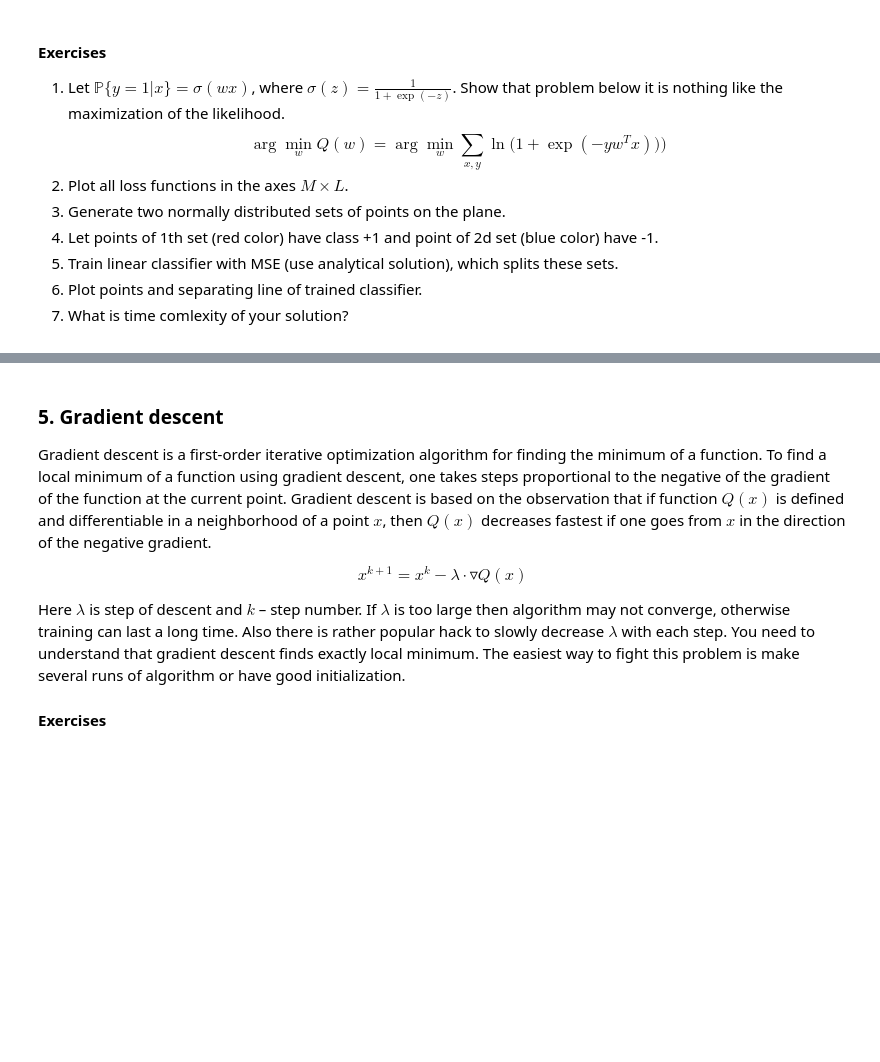
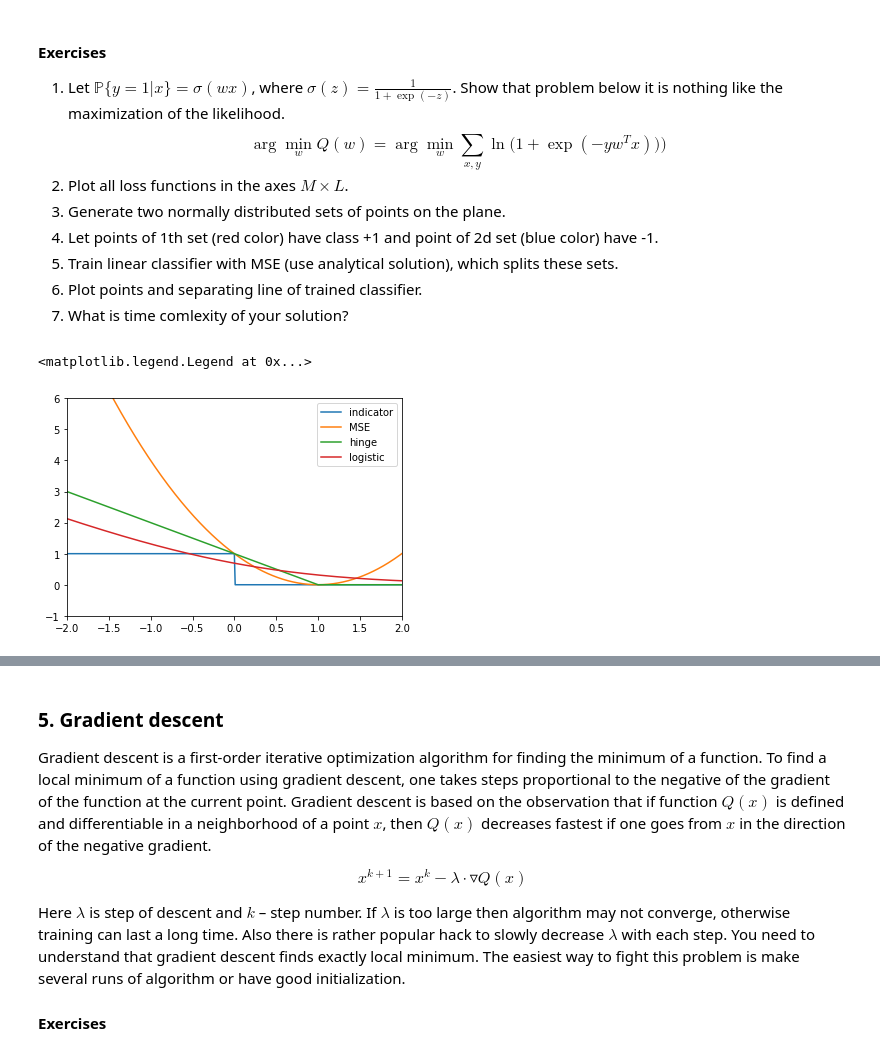
Before and after one commit to SokolovRE/Renju, a Jupyter notebook: labs/lab-1.ipynb, the cells around one changed output, grey strips where cells are left out. Saved outputs shown, nothing was run; the diff lists cells and outputs as text; code cells hidden in the pictures; blank space fills up the shorter version.

```diff
--- a/labs/lab-1.ipynb
+++ b/labs/lab-1.ipynb
@@ -192,3 +186,30 @@ $$\arg\min_{w}Q(w) = \arg\min_{w} \sum_{x, y} \ln \big(1 + \exp(-yw^Tx )) \big)$
 5. Train linear classifier with MSE (use analytical solution), which splits these sets.
 6. Plot points and separating line of trained classifier.
 7. What is time comlexity of your solution?
+# %%
+x_range = np.arange(-3, 4, 0.01)
+
+def indicator_loss_function(M):
+    return(M < 0)
+
+def MSE_loss_function(M):
+    return((M-1)**2)
+
+def hinge_loss_function(M):
+    ans = []
+    for num in M:
+        ans.append(max(0, 1-num))
+    return ans
+
+def logistic_loss_function(M):
+    return np.log(1+np.e**(-M))
+
+plt.axis([-2, 2, -1, 6])
+plt.plot(x_range, indicator_loss_function(x_range), label='indicator')
+plt.plot(x_range, MSE_loss_function(x_range), label='MSE')
+plt.plot(x_range, hinge_loss_function(x_range), label='hinge')
+plt.plot(x_range, logistic_loss_function(x_range), label='logistic')
+plt.legend()
+# %% [output]
+<matplotlib.legend.Legend at 0x...>
+[figure, added]
```
Also changed, not shown: parts of 10 cells of this notebook.
